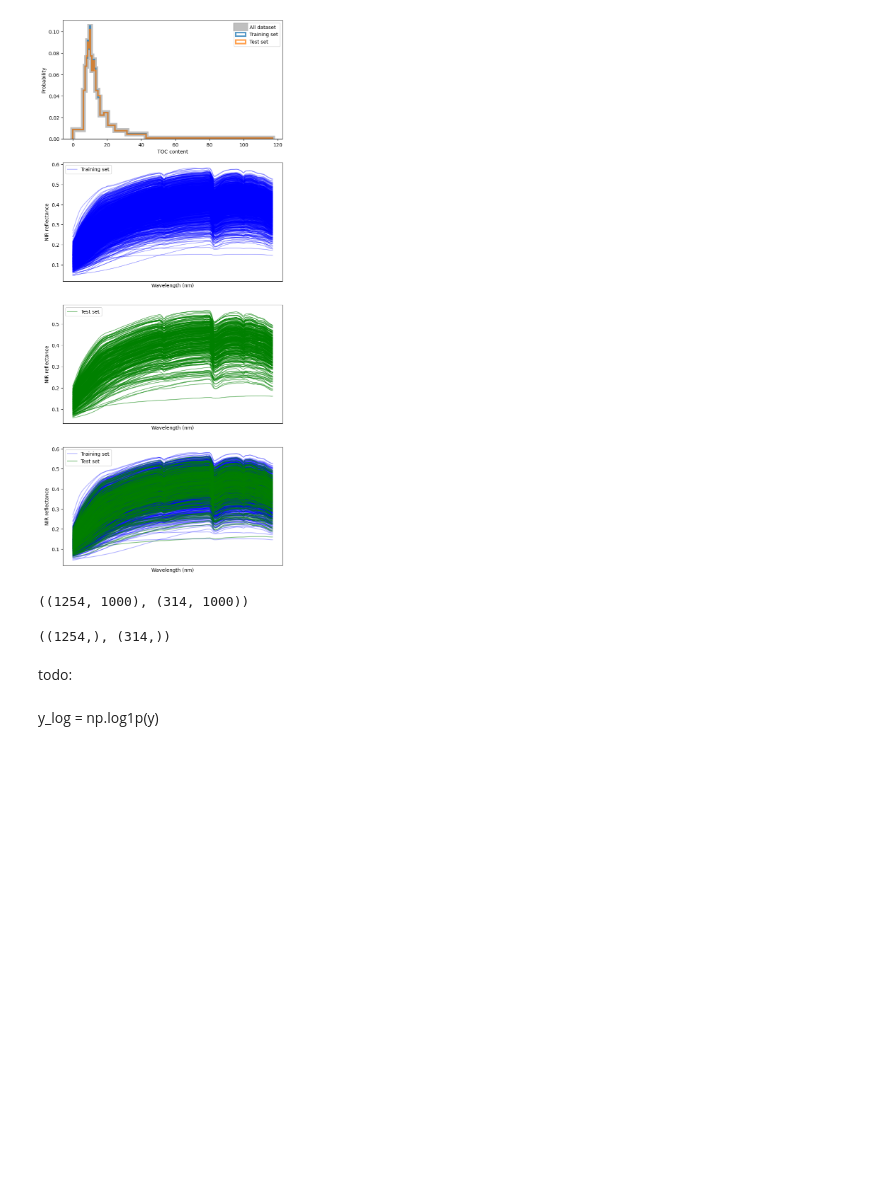
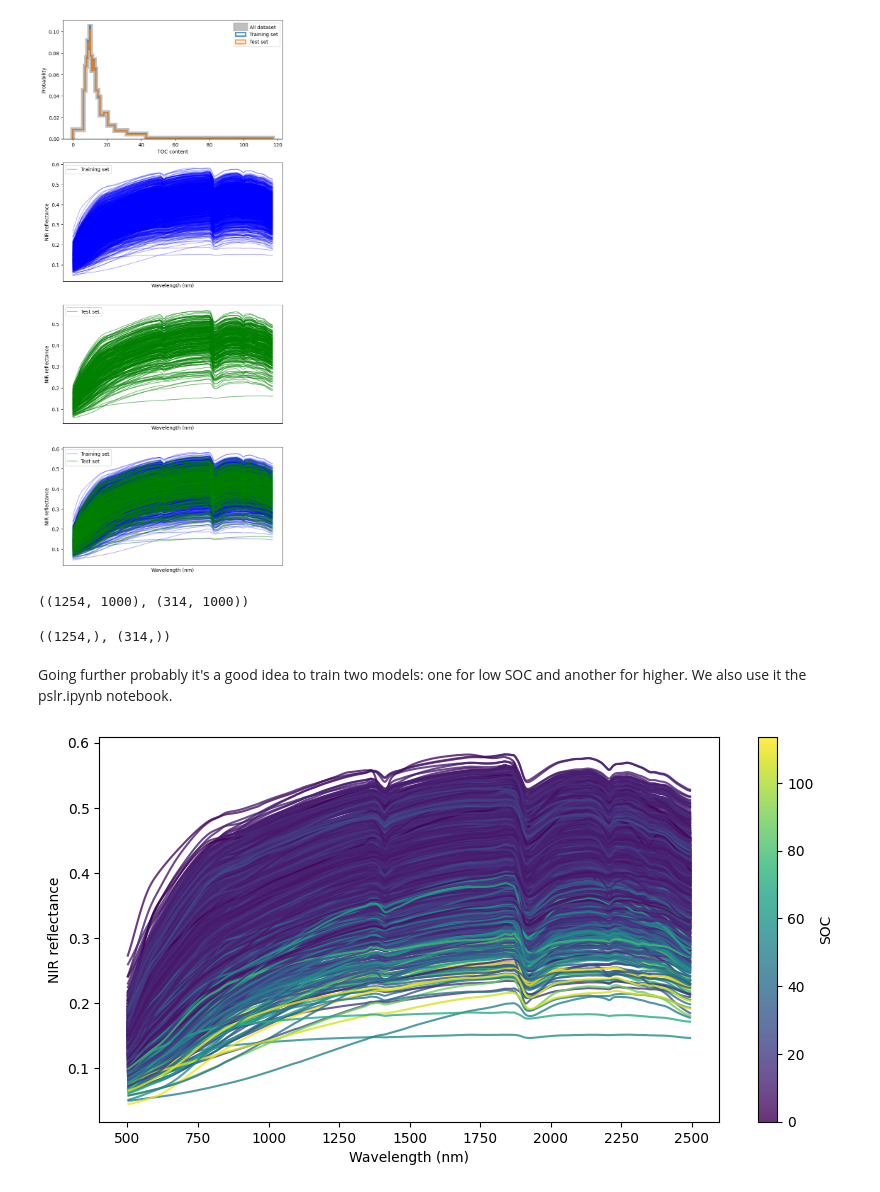
Before and after one commit to sugoma11/spectroscopy_project, a Jupyter notebook: split_data.ipynb, the cells around one changed output. Saved outputs shown, nothing was run; the diff lists cells and outputs as text; code cells hidden in the pictures; blank space fills up the shorter version.

```diff
--- a/split_data.ipynb
+++ b/split_data.ipynb
@@ -226,6 +227,24 @@ y_train.shape, y_test.shape
 # %% [output]
 ((1254,), (314,))
 # %% [markdown]
-todo:
+Going further probably it's a good idea to train two models: one for low SOC and another for higher. We also use it the pslr.ipynb notebook.
-# %% [markdown]
-y_log = np.log1p(y)
+# %%
+from matplotlib.collections import LineCollection
+import matplotlib.colors as mcolors
+
+wavelengths = s.columns[1:].values.astype(float)
+norm = mcolors.Normalize(vmin=y_train.min(), vmax=y_train.max())
+
+segments = [np.column_stack([wavelengths, row]) for row in X_train]
+lc = LineCollection(segments, cmap='viridis', norm=norm, alpha=0.8)
+lc.set_array(y_train)
+
+fig, ax = plt.subplots(figsize=(10, 5))
+ax.add_collection(lc)
+ax.autoscale()
+plt.colorbar(lc, ax=ax, label='SOC')
+ax.set_xlabel('Wavelength (nm)')
+ax.set_ylabel('NIR reflectance')
+plt.show()
+# %% [output]
+[figure, added]
```
Also changed, not shown: parts of 8 cells of this notebook, 5 other files.
